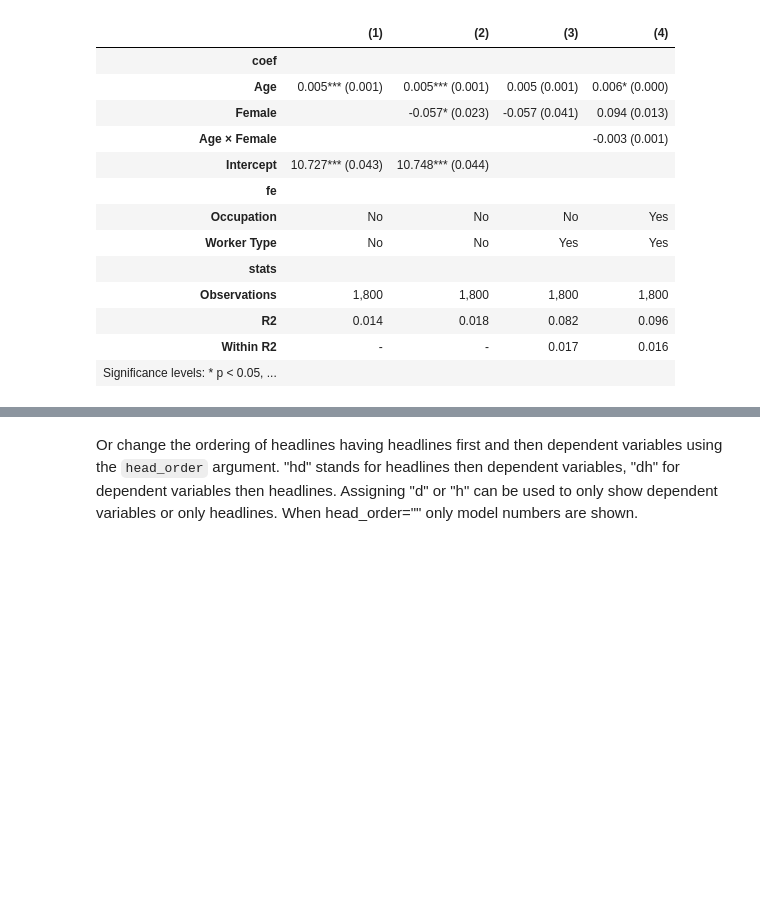
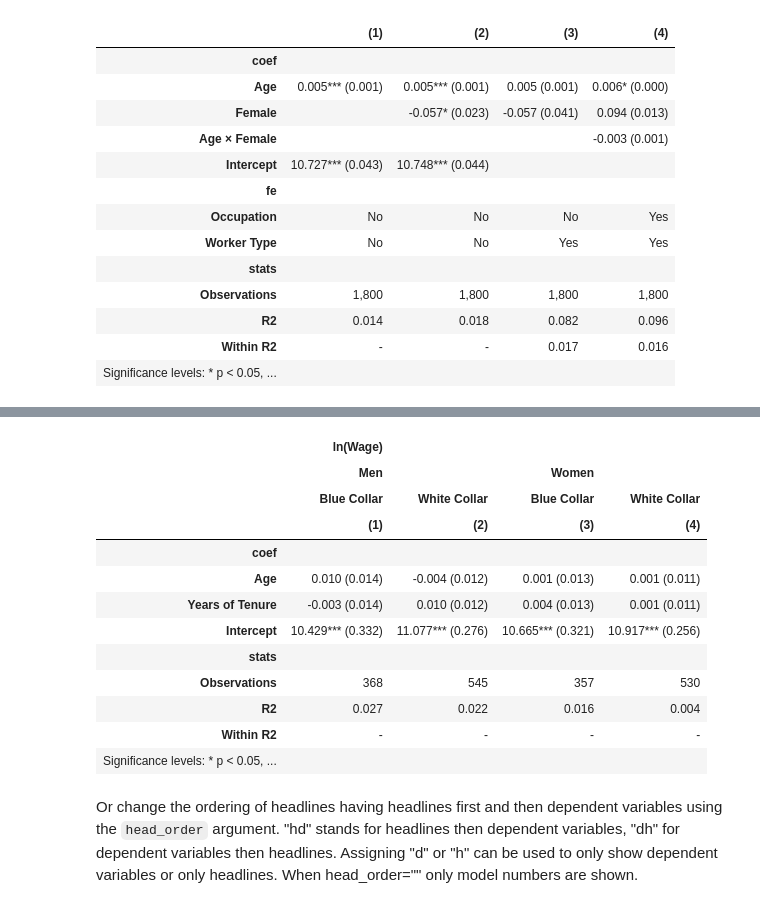
Before and after one commit to py-econometrics/maketables, a Jupyter notebook: docs/ETable.ipynb, the cells around one changed output, grey strips where cells are left out. Drawn from its saved outputs; the diff is of its cells as text; code cells hidden in the pictures; blank space fills up the shorter version.

```diff
--- a/docs/ETable.ipynb
+++ b/docs/ETable.ipynb
@@ -531,3 +565,36 @@ mt.ETable(
+# %%
+df["gender"] = df["female"].map({0: "Men", 1: "Women"})
+df["gender_worker_type"] = df["gender"] + " - " + df["worker_type"]
+
+fit_split = pf.feols("logwage ~ age + tenure", data=df, split="gender_worker_type")
+
+models = fit_split.to_list()
+group_labels = [mt.get_extractor(m).sample_split(m) for m in models]
+order = sorted(range(len(models)), key=lambda i: group_labels[i])
+models = [models[i] for i in order]
+group_labels = [group_labels[i] for i in order]
+
+mt.ETable(
+    models,
+    model_heads=[
+        [g.split(" - ")[0] for g in group_labels],
+        [g.split(" - ")[1] for g in group_labels],
+    ],
+)
+# %% [output]
+|  | ln(Wage) |  |  |  |
+|  | Men |  | Women |  |
+|  | Blue Collar | White Collar | Blue Collar | White Collar |
+|  | (1) | (2) | (3) | (4) |
+| coef |  |  |  |  |
+| Age | 0.010 (0.014) | -0.004 (0.012) | 0.001 (0.013) | 0.001 (0.011) |
+| Years of Tenure | -0.003 (0.014) | 0.010 (0.012) | 0.004 (0.013) | 0.001 (0.011) |
+| Intercept | 10.429*** (0.332) | 11.077*** (0.276) | 10.665*** (0.321) | 10.917*** (0.256) |
+| stats |  |  |  |  |
+| Observations | 368 | 545 | 357 | 530 |
+| R2 | 0.027 | 0.022 | 0.016 | 0.004 |
+| Within R2 | - | - | - | - |
+| Significance levels: * p < 0.05, ... |  |  |  |  |
 # %% [markdown]
 Or change the ordering of headlines having headlines first and then dependent variables using the `head_order` argument. "hd" stands for headlines then dependent variables, "dh" for dependent variables then headlines. Assigning "d" or "h" can be used to only show dependent variables or only headlines. When head_order="" only model numbers are shown.
 # %%
```
Also changed, not shown: parts of 4 cells of this notebook, 1 other file.
